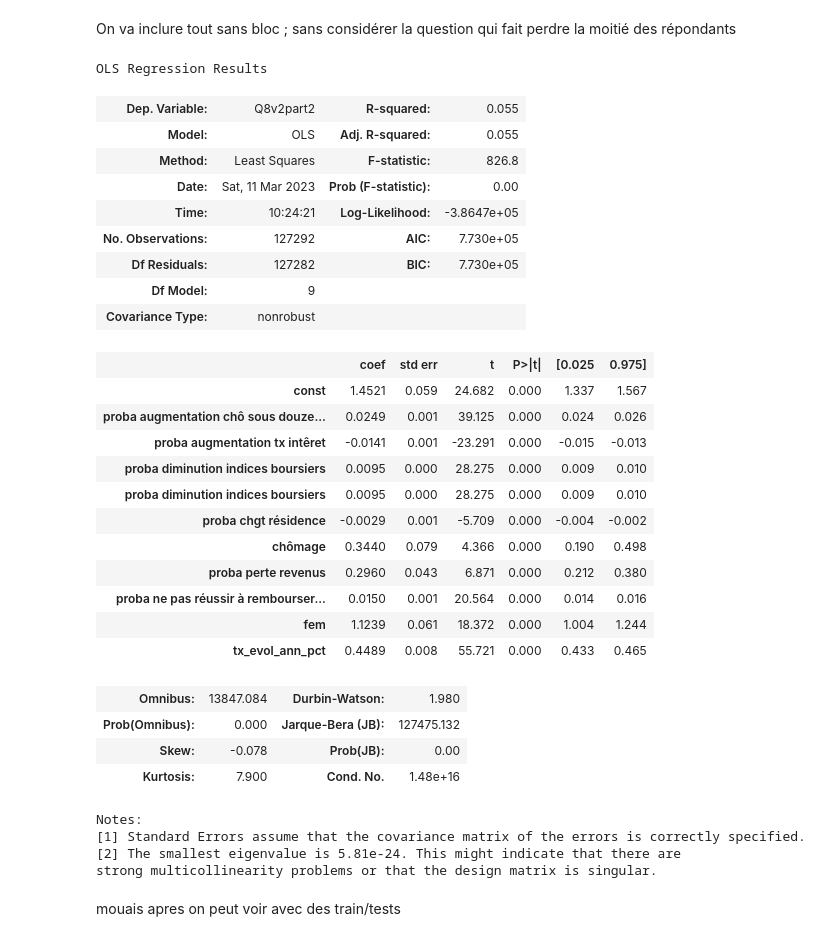
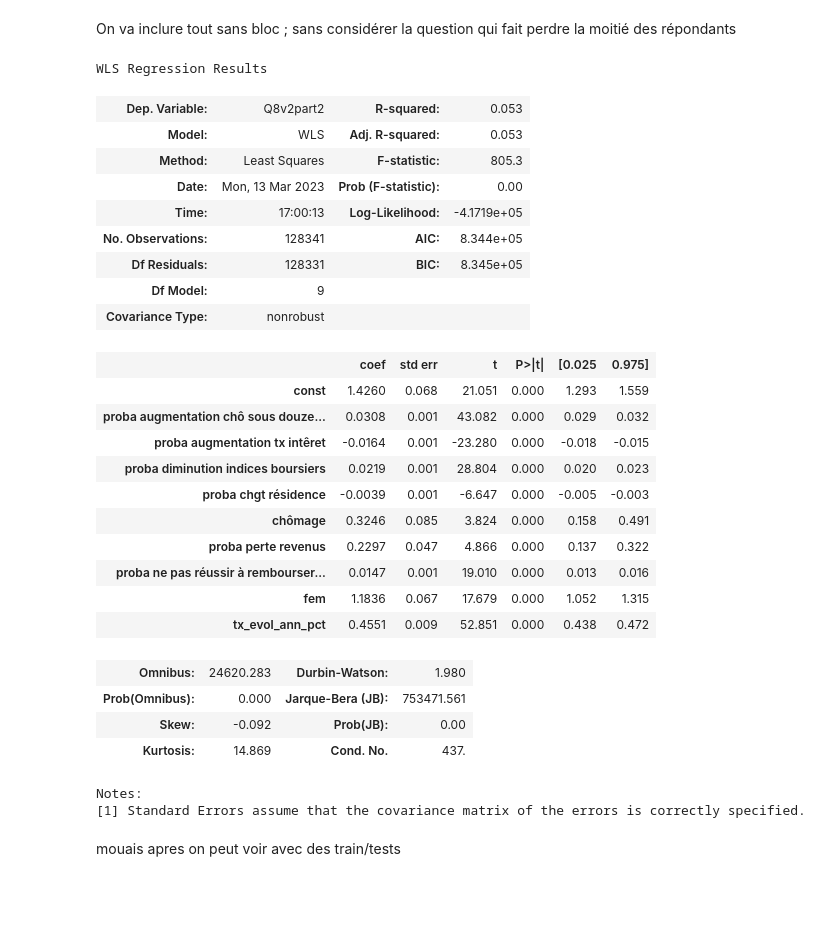
Before and after one commit to Jeremstar/-a-va-pr-dire-l-inflation-s-v-re, a Jupyter notebook: Régressions.ipynb, the cells around one changed output. Drawn from its saved outputs; the diff is of its cells as text; code cells hidden in the pictures; blank space fills up the shorter version.

Commit message:
ajout des poids sur toutes les régions

```diff
--- a/Régressions.ipynb
+++ b/Régressions.ipynb
@@ -407,6 +415,8 @@ BF2 = BF2.rename(columns={'Q3': 'proba chgt résidence',
                           'Q13new': 'proba chgt emploi',
                           'loss expectation': 'proba perte revenus',
                           'Q30new': 'proba ne pas réussir à rembourser un prêt'})
+# %%
+BF2.dropna(subset=['weight'], inplace=True)
 # %%
 instabilité = ['proba chgt résidence',
                'chômage',
@@ -629,6 +640,8 @@ BF3['Q6new_bis'] = 100-BF3['Q6new']
 BF3 = BF3.rename(columns={'Q4new': 'proba augmentation chô sous douze mois',
                           'Q5new': 'proba augmentation tx intêret',
                           'Q6new_bis' : 'proba diminution indices boursiers'})
+# %%
+BF3.dropna(subset=['weight'], inplace=True)
 # %%
 instabilité2 = ['proba augmentation chô sous douze mois',
                 'proba augmentation tx intêret',
@@ -699,6 +713,8 @@ BF4 = BF4.rename(columns={'Q4new': 'proba augmentation chô sous douze mois',
                           'Q10_3': 'chômage',
                           'loss expectation': 'proba perte revenus',
                           'Q30new': 'proba ne pas réussir à rembourser un prêt'})
+# %%
+BF4.dropna(subset=['weight'], inplace=True)
 # %%
 régresseurs = ['proba augmentation chô sous douze mois',
                'proba augmentation tx intêret',
@@ -709,45 +725,43 @@ régresseurs = ['proba augmentation chô sous douze mois',
                'proba ne pas réussir à rembourser un prêt',
                'fem',
                'tx_evol_ann_pct']
+poids = BF4['weight'].astype('float')
 # %%
 Y = BF4['Q8v2part2'].astype('float')
 X = BF4[régresseurs]
 X = sm.add_constant(X)
-model = sm.OLS(Y,X)
+model = sm.WLS(Y,X, weights=poids)
 results = model.fit()
 su = results.summary()
 su
 # %% [output]
-OLS Regression Results
+WLS Regression Results
-| Dep. Variable: | Q8v2part2 | R-squared: | 0.055 |
-| Model: | OLS | Adj. R-squared: | 0.055 |
-| Method: | Least Squares | F-statistic: | 826.8 |
-| Date: | Sat, 11 Mar 2023 | Prob (F-statistic): | 0.00 |
-| Time: | 10:24:21 | Log-Likelihood: | -3.8647e+05 |
-| No. Observations: | 127292 | AIC: | 7.730e+05 |
-| Df Residuals: | 127282 | BIC: | 7.730e+05 |
+| Dep. Variable: | Q8v2part2 | R-squared: | 0.053 |
+| Model: | WLS | Adj. R-squared: | 0.053 |
+| Method: | Least Squares | F-statistic: | 805.3 |
+| Date: | Mon, 13 Mar 2023 | Prob (F-statistic): | 0.00 |
+| Time: | 17:00:13 | Log-Likelihood: | -4.1719e+05 |
+| No. Observations: | 128341 | AIC: | 8.344e+05 |
+| Df Residuals: | 128331 | BIC: | 8.345e+05 |
 | Df Model: | 9 |  |  |
 | Covariance Type: | nonrobust |  |  |
 |  | coef | std err | t | P>|t| | [0.025 | 0.975] |
-| const | 1.4521 | 0.059 | 24.682 | 0.000 | 1.337 | 1.567 |
-| proba augmentation chô sous douze... | 0.0249 | 0.001 | 39.125 | 0.000 | 0.024 | 0.026 |
-| proba augmentation tx intêret | -0.0141 | 0.001 | -23.291 | 0.000 | -0.015 | -0.013 |
-| proba diminution indices boursiers | 0.0095 | 0.000 | 28.275 | 0.000 | 0.009 | 0.010 |
-| proba diminution indices boursiers | 0.0095 | 0.000 | 28.275 | 0.000 | 0.009 | 0.010 |
-| proba chgt résidence | -0.0029 | 0.001 | -5.709 | 0.000 | -0.004 | -0.002 |
-| chômage | 0.3440 | 0.079 | 4.366 | 0.000 | 0.190 | 0.498 |
-| proba perte revenus | 0.2960 | 0.043 | 6.871 | 0.000 | 0.212 | 0.380 |
-| proba ne pas réussir à rembourser... | 0.0150 | 0.001 | 20.564 | 0.000 | 0.014 | 0.016 |
-| fem | 1.1239 | 0.061 | 18.372 | 0.000 | 1.004 | 1.244 |
-| tx_evol_ann_pct | 0.4489 | 0.008 | 55.721 | 0.000 | 0.433 | 0.465 |
+| const | 1.4260 | 0.068 | 21.051 | 0.000 | 1.293 | 1.559 |
+| proba augmentation chô sous douze... | 0.0308 | 0.001 | 43.082 | 0.000 | 0.029 | 0.032 |
+| proba augmentation tx intêret | -0.0164 | 0.001 | -23.280 | 0.000 | -0.018 | -0.015 |
+| proba diminution indices boursiers | 0.0219 | 0.001 | 28.804 | 0.000 | 0.020 | 0.023 |
+| proba chgt résidence | -0.0039 | 0.001 | -6.647 | 0.000 | -0.005 | -0.003 |
+| chômage | 0.3246 | 0.085 | 3.824 | 0.000 | 0.158 | 0.491 |
+| proba perte revenus | 0.2297 | 0.047 | 4.866 | 0.000 | 0.137 | 0.322 |
+| proba ne pas réussir à rembourser... | 0.0147 | 0.001 | 19.010 | 0.000 | 0.013 | 0.016 |
+| fem | 1.1836 | 0.067 | 17.679 | 0.000 | 1.052 | 1.315 |
+| tx_evol_ann_pct | 0.4551 | 0.009 | 52.851 | 0.000 | 0.438 | 0.472 |
-| Omnibus: | 13847.084 | Durbin-Watson: | 1.980 |
-| Prob(Omnibus): | 0.000 | Jarque-Bera (JB): | 127475.132 |
-| Skew: | -0.078 | Prob(JB): | 0.00 |
-| Kurtosis: | 7.900 | Cond. No. | 1.48e+16 |
+| Omnibus: | 24620.283 | Durbin-Watson: | 1.980 |
+| Prob(Omnibus): | 0.000 | Jarque-Bera (JB): | 753471.561 |
+| Skew: | -0.092 | Prob(JB): | 0.00 |
+| Kurtosis: | 14.869 | Cond. No. | 437. |
 Notes:
 [1] Standard Errors assume that the covariance matrix of the errors is correctly specified.
-[2] The smallest eigenvalue is 5.81e-24. This might indicate that there are
-strong multicollinearity problems or that the design matrix is singular.
 # %% [markdown]
 mouais apres on peut voir avec des train/tests
 # %% [markdown]
```
Also changed, not shown: parts of 44 cells of this notebook.
